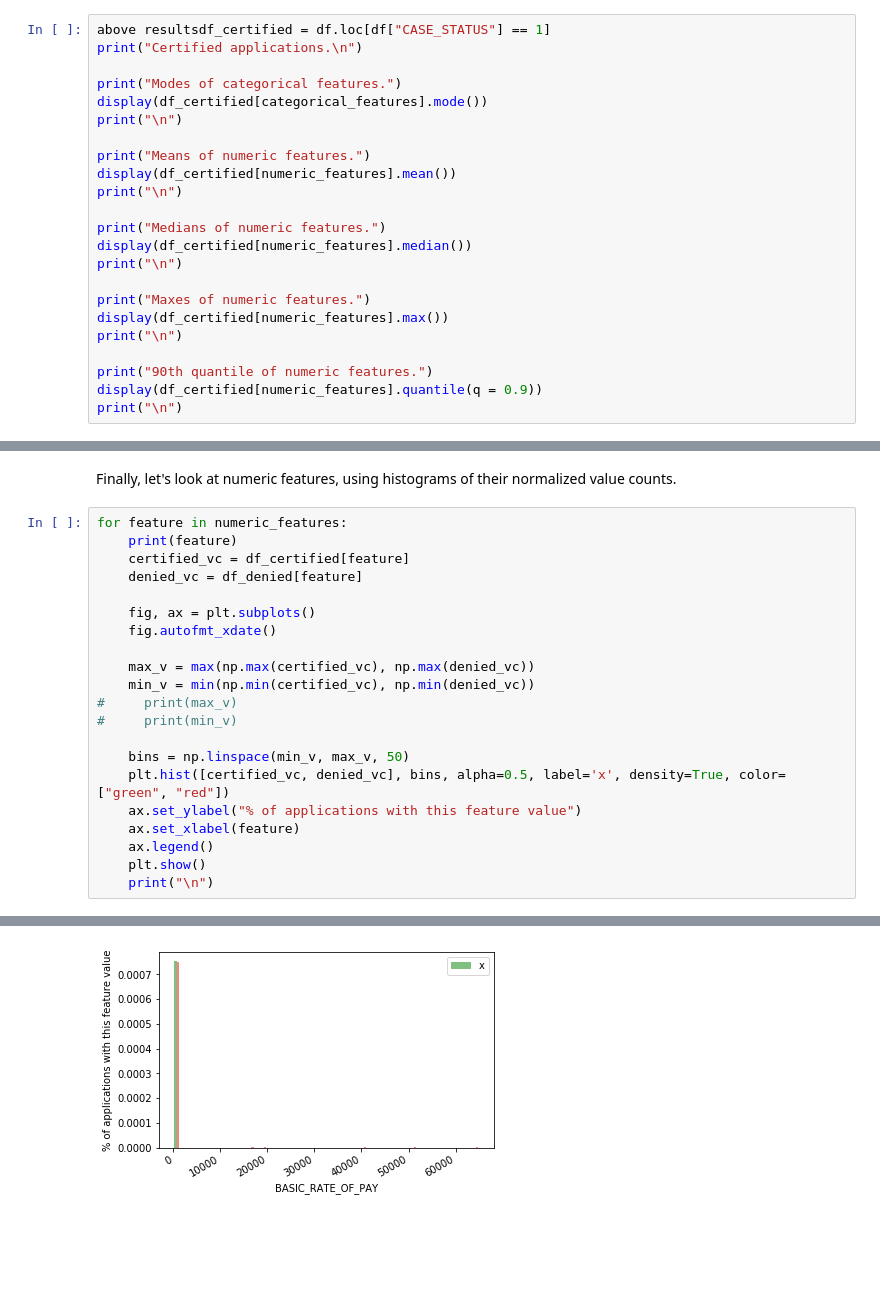
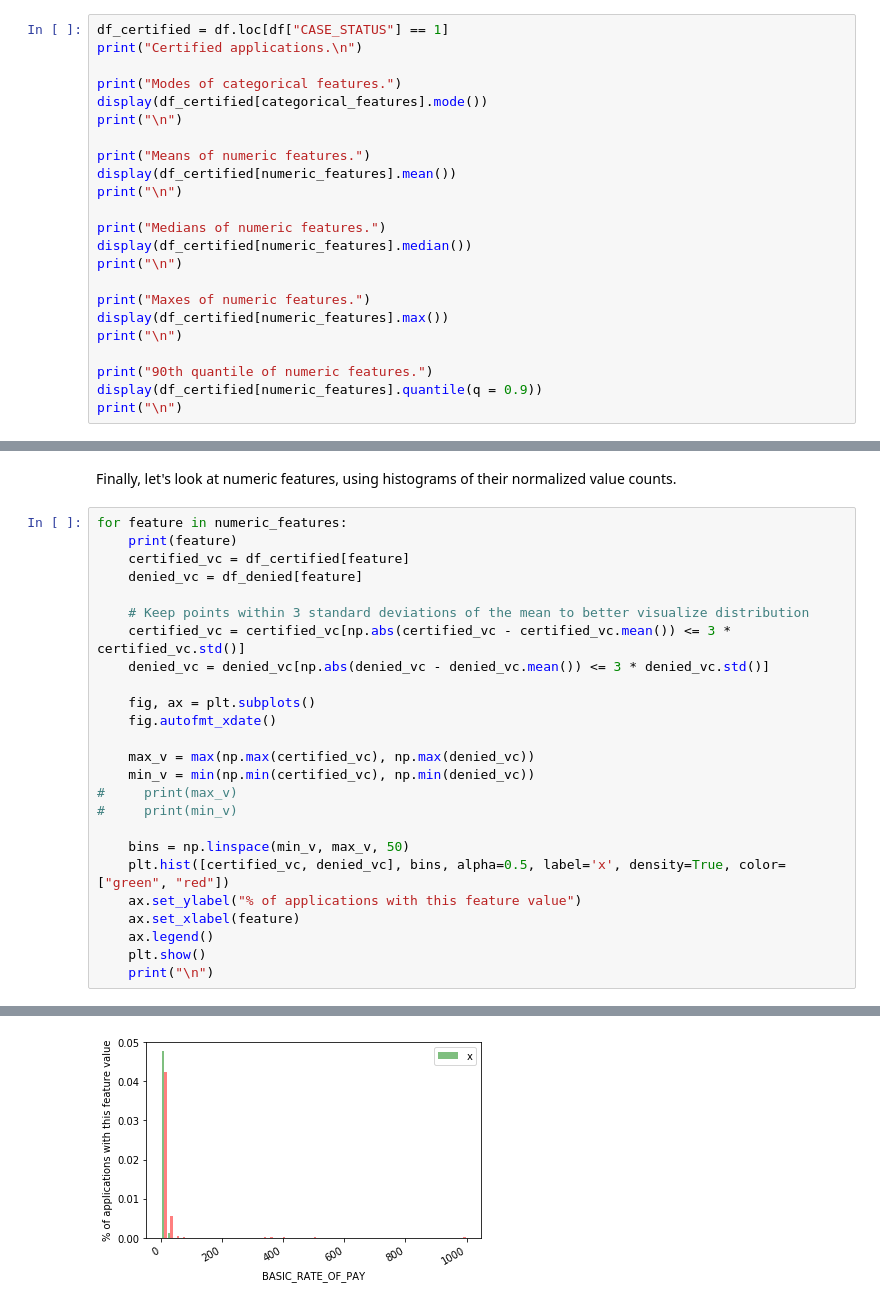
Before and after one commit to abhinavk99/H-2B-Visa-Application-Classifier, a Jupyter notebook: DataExploration.ipynb, the cells around one changed output, grey strips where cells are left out. Cells and saved outputs as stored; diff of their text form; blank space fills up the shorter version.

Commit message:
Removed outliers from numeric data visualization and added analysis

```diff
--- a/DataExploration.ipynb
+++ b/DataExploration.ipynb
@@ -76,7 +77,7 @@ Now, let's explore what a "generic" certified application and denied application
 
 We need to separate (categorical and numeric) features out.
 # %%
-above resultsdf_certified = df.loc[df["CASE_STATUS"] == 1]
+df_certified = df.loc[df["CASE_STATUS"] == 1]
 print("Certified applications.\n")
 
 print("Modes of categorical features.")
@@ -281,6 +279,10 @@ for feature in numeric_features:
     print(feature)
     certified_vc = df_certified[feature]
     denied_vc = df_denied[feature]
+
+    # Keep points within 3 standard deviations of the mean to better visualize distribution
+    certified_vc = certified_vc[np.abs(certified_vc - certified_vc.mean()) <= 3 * certified_vc.std()]
+    denied_vc = denied_vc[np.abs(denied_vc - denied_vc.mean()) <= 3 * denied_vc.std()]
 
     fig, ax = plt.subplots()
     fig.autofmt_xdate()
@@ -305,3 +307,3 @@ BASIC_NUMBER_OF_HOURS
 BASIC_RATE_OF_PAY
-[figure, old version]
+[figure, new version]
 SUPERVISE_HOW_MANY
```
Also changed, not shown: parts of 5 cells of this notebook.
